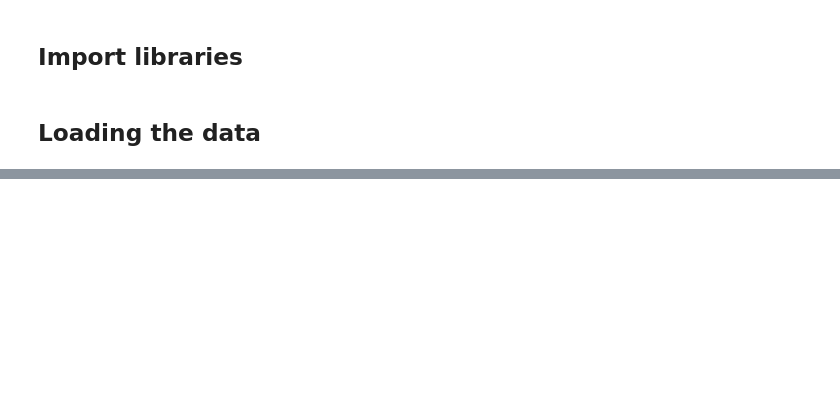
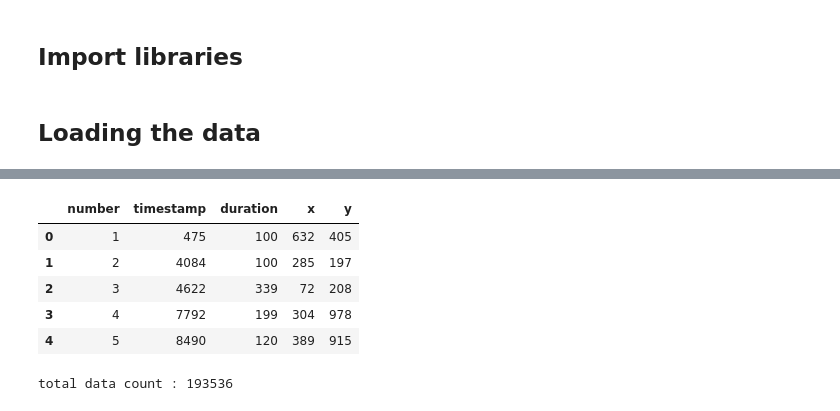
Before and after one commit to Lazer7/Eye_Visualization, a Jupyter notebook: Data/overview_data/overview_data_processor.ipynb, the cells around one changed output, grey strips where cells are left out. Drawn from its saved outputs; the diff is of its cells as text; code cells hidden in the pictures; blank space fills up the shorter version.

```diff
--- a/Data/overview_data/overview_data_processor.ipynb
+++ b/Data/overview_data/overview_data_processor.ipynb
@@ -118,0 +141,19 @@ session_df['Task_Success'].hist();
+# %%
+fix_dfs = pd.concat([pd.read_csv(f, sep="\t", header=None) for f in FXD_filenames])
+fix_dfs.rename(columns = {0:'number',
+                     1: 'timestamp',
+                     2: 'duration',
+                     3: 'x',
+                     4: 'y'}, inplace = True)
+fix_dfs.head()
+# %% [output]
+|  | number | timestamp | duration | x | y |
+| 0 | 1 | 475 | 100 | 632 | 405 |
+| 1 | 2 | 4084 | 100 | 285 | 197 |
+| 2 | 3 | 4622 | 339 | 72 | 208 |
+| 3 | 4 | 7792 | 199 | 304 | 978 |
+| 4 | 5 | 8490 | 120 | 389 | 915 |
+# %%
+print ('total data count :', len(fix_dfs.index))
+# %% [output]
+total data count : 193536
```
Also changed, not shown: parts of 31 cells of this notebook.
